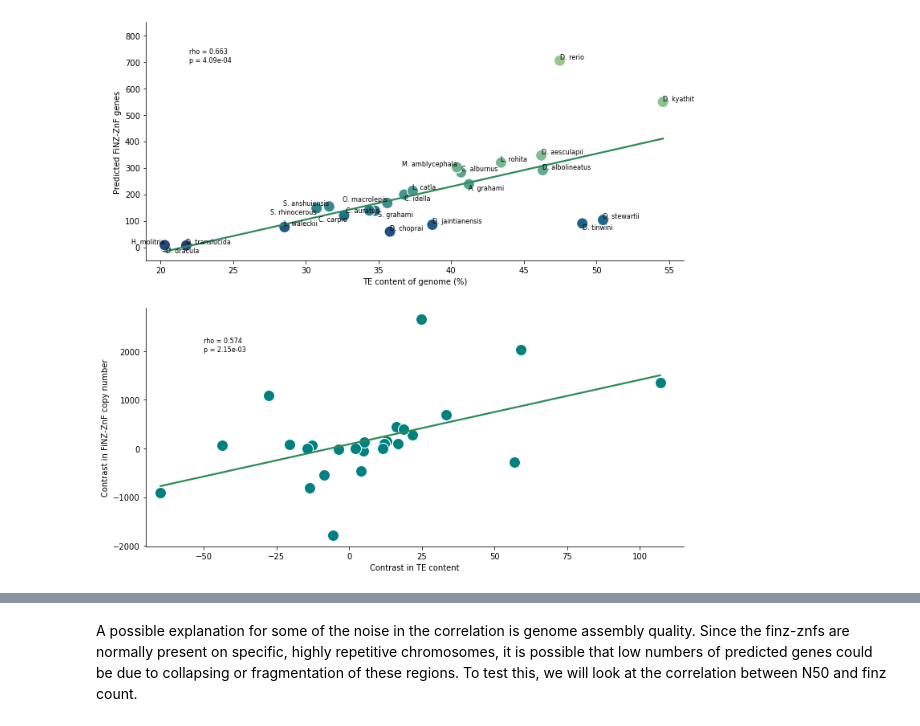
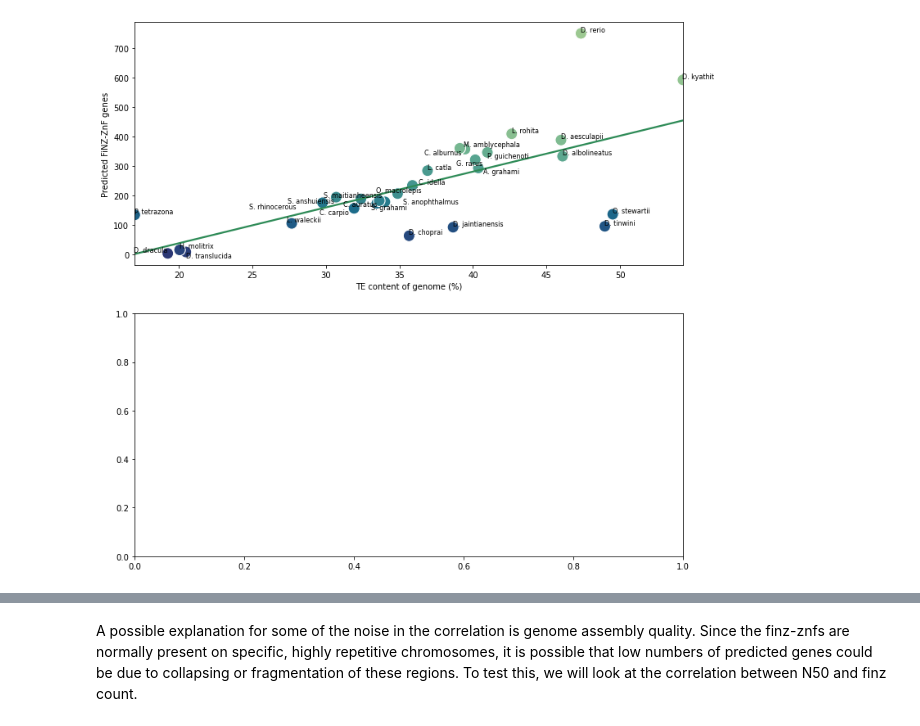
Before and after one commit to jonathan-wells/finz-znf, a Jupyter notebook: analysis/finz_te_correlation.ipynb, the cells around one changed output, grey strips where cells are left out. Saved outputs shown, nothing was run; the diff lists cells and outputs as text; code cells hidden in the pictures.

```diff
--- a/analysis/finz_te_correlation.ipynb
+++ b/analysis/finz_te_correlation.ipynb
@@ -64,10 +71,11 @@ for sp, val in dnapipete_data.items():
     count_df['species'] = sp
     count_df['finz_znf'] = count_finz_znf(sp)
     count_df['finz_exons'] = count_finz_exons(sp)
+    count_df['znf_hits'] = count_znf_hits(sp)
     count_dfs.append(count_df)
 
 count_df = pd.concat(count_dfs)
-count_df = count_df.pivot_table(index=['species', 'finz_exons', 'finz_znf'],
+count_df = count_df.pivot_table(index=['species', 'finz_exons', 'finz_znf', 'znf_hits'],
                                 columns='teclass',
                                 values='readcount') \
     .sort_values('finz_znf') \
@@ -79,16 +87,10 @@ count_df['interspersed'] = count_df.DNA + count_df.LTR + count_df.LINE + count_d
 for teclass in ['DNA', 'Helitron', 'LINE', 'LTR', 'SINE', 'Low_Complexity', 'Satellite', 'Unknown', 'interspersed', 'Total']:
     count_df[teclass] = count_df[teclass]/count_df['Total']*100
 
-with open('../data/hiqual_species.txt') as infile:
-    hiqual = [line.strip() for line in infile]
+with open('../data/species_genomes.txt') as infile:
+    hiqual = [line.split()[0] for line in infile]
 count_df = count_df.loc[count_df.species.isin(hiqual)]
-
-age_prop_df = age_proportions()
-count_df = count_df.merge(age_prop_df, on='species')
-for i in range(0, 41, 5):
-    count_df[f'lt_{i}'] *= count_df.interspersed
-    count_df[f'gt_{i}'] *= count_df.interspersed
 print(count_df)
-
-pic_df = pd.read_csv('../data/finz_pics.txt', sep='\t')
+count_df = count_df.loc[~count_df.species.str.startswith('Chanos')]
+count_df = count_df.loc[~count_df.species.str.startswith('Triplophysa')]
 # %% [output]
@@ -112,5 +114,3 @@ pic_df = pd.read_csv('../data/finz_pics.txt', sep='\t')
-# %%
-count_df = count_df.loc[~count_df['species'].str.startswith('Trip')]
 # %%
 column = 'interspersed'
 fig, ax = plt.subplots(figsize=(12, 12), nrows=2)
@@ -131,8 +131,8 @@ sns.scatterplot(data=count_df,
                 s=200,
                 ax=ax[0])
 
-ax[0].set_xlim(19, 56)
-ax[0].set_ylim(-50, 850)
+# ax[0].set_xlim(19, 56)
+# ax[0].set_ylim(-50, 850)
 ax[0].get_legend().remove()
 ax[0].set_xlabel('TE content of genome (%)')
 ax[0].set_ylabel('Predicted FiNZ-ZnF genes')
@@ -149,40 +149,41 @@ adjust_text(labels)
 
 pval = stats.spearmanr(count_df[column],
                        count_df['finz_znf'])
-ax[0].text(x=22,
-        y=700,
-        s=f'rho = {pval[0]:.3f}\np = {pval[1]:.2e}',
-        fontsize=8)
+print(pval)
+# ax[0].text(x=22,
+#         y=700,
+#         s=f'rho = {pval[0]:.3f}\np = {pval[1]:.2e}',
+#         fontsize=8)
 
-sns.regplot(data=pic_df,
-            x=f'pic.{column}',
-            y='pic.finz_znf',
-            scatter=False,
-            ci=None,
-            color='seagreen',
-            ax=ax[1])
+# sns.regplot(data=pic_df,
+#             x=f'pic.{column}',
+#             y='pic.finz_exons',
+#             scatter=False,
+#             ci=None,
+#             color='seagreen',
+#             ax=ax[1])
 
-sns.scatterplot(data=pic_df,
-                x=f'pic.{column}',
-                y='pic.finz_znf',
-                color='teal',
-                s=200,
-                ax=ax[1])
+# sns.scatterplot(data=pic_df,
+#                 x=f'pic.{column}',
+#                 y='pic.finz_znf',
+#                 color='teal',
+#                 s=200,
+#                 ax=ax[1])
 
 
-ax[1].set_xlim(-70, 115)
-ax[1].set_xlabel('Contrast in TE content')
-ax[1].set_ylabel('Contrast in FiNZ-ZnF copy number')
+# ax[1].set_xlim(-70, 115)
+# ax[1].set_xlabel('Contrast in TE content')
+# ax[1].set_ylabel('Contrast in FiNZ-ZnF copy number')
 
-picpval = stats.spearmanr(pic_df[f'pic.{column}'],
-                       pic_df['pic.finz_znf'])
+# picpval = stats.spearmanr(pic_df[f'pic.{column}'],
+#                        pic_df['pic.finz_znf'])
 
-ax[1].text(x=-50,
-           y=2000,
-           s=f'rho = {picpval[0]:.3f}\np = {picpval[1]:.2e}',
-           fontsize=8)
+# ax[1].text(x=-50,
+#            y=2000,
+#            s=f'rho = {picpval[0]:.3f}\np = {picpval[1]:.2e}',
+#            fontsize=8)
 
-sns.despine()
-plt.show()
-fig.savefig('../figs/finz_znf_corr.pdf', bbox_inches='tight', dpi=300)
+# sns.despine()
+# plt.show()
+# fig.savefig('../figs/finz_znf_corr.pdf', bbox_inches='tight', dpi=300)
 # %% [output]
@@ -189,4 +191,4 @@ fig.savefig('../figs/finz_znf_corr.pdf', bbox_inches='tight', dpi=300)
-[figure, old version]
+[figure, new version]
 # %%
 phylogeny_order = ['Chanos_chanos',
                    'Triplophysa_dalaica', 'Triplophysa_tibetana', 'Triplophysa_siluroides',
```
Also changed, not shown: parts of 9 cells of this notebook, 3 other files.
